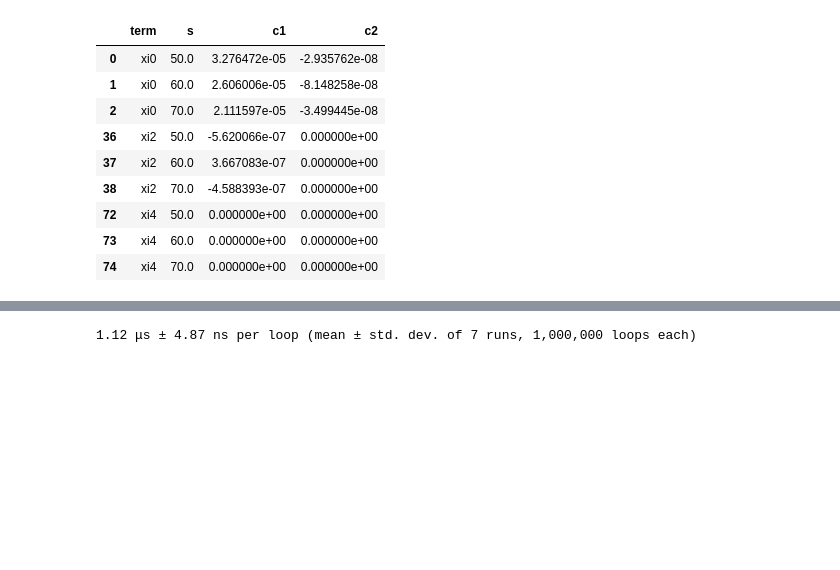
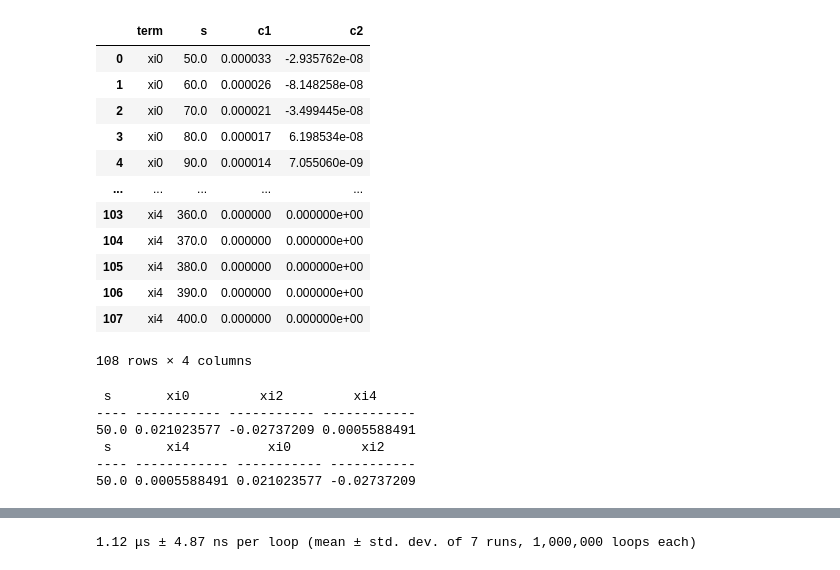
Before and after one commit to Hugh-Randall/MCMC_chain_code, a Jupyter notebook: scratch_work.ipynb, the cells around one changed output, grey strips where cells are left out. Drawn from its saved outputs; the diff is of its cells as text; code cells hidden in the pictures; blank space fills up the shorter version.

```diff
--- a/scratch_work.ipynb
+++ b/scratch_work.ipynb
@@ -14,18 +30,37 @@ import pandas as pd
 # %%
 df = pd.read_csv('./inputs/quadfits_LRG_FastPM_Y3_fnl.csv')
-df = df.iloc[[0,1,2,36,37,38,72,73,74]]
-df
+terms = ['xi0', 'xi2', 'xi4']
+temp = df.sort_values(by=['term','s'])
+# temp = df.sort_values(by='s')
+# temp = df.sort_values(by='term', key=lambda column: column.map(lambda e: terms.index(e)))
+temp
 # %% [output]
 |  | term | s | c1 | c2 |
-| 0 | xi0 | 50.0 | 3.276472e-05 | -2.935762e-08 |
-| 1 | xi0 | 60.0 | 2.606006e-05 | -8.148258e-08 |
-| 2 | xi0 | 70.0 | 2.111597e-05 | -3.499445e-08 |
-| 36 | xi2 | 50.0 | -5.620066e-07 | 0.000000e+00 |
-| 37 | xi2 | 60.0 | 3.667083e-07 | 0.000000e+00 |
-| 38 | xi2 | 70.0 | -4.588393e-07 | 0.000000e+00 |
-| 72 | xi4 | 50.0 | 0.000000e+00 | 0.000000e+00 |
-| 73 | xi4 | 60.0 | 0.000000e+00 | 0.000000e+00 |
-| 74 | xi4 | 70.0 | 0.000000e+00 | 0.000000e+00 |
+| 0 | xi0 | 50.0 | 0.000033 | -2.935762e-08 |
+| 1 | xi0 | 60.0 | 0.000026 | -8.148258e-08 |
+| 2 | xi0 | 70.0 | 0.000021 | -3.499445e-08 |
+| 3 | xi0 | 80.0 | 0.000017 | 6.198534e-08 |
+| 4 | xi0 | 90.0 | 0.000014 | 7.055060e-09 |
+| ... | ... | ... | ... | ... |
+| 103 | xi4 | 360.0 | 0.000000 | 0.000000e+00 |
+| 104 | xi4 | 370.0 | 0.000000 | 0.000000e+00 |
+| 105 | xi4 | 380.0 | 0.000000 | 0.000000e+00 |
+| 106 | xi4 | 390.0 | 0.000000 | 0.000000e+00 |
+| 107 | xi4 | 400.0 | 0.000000 | 0.000000e+00 |
+108 rows × 4 columns
+# %%
+tab = Table.read('./inputs/abacus_averaged_fiducial_wts_fixed.fits')
+print(tab[0])
+rev = tab[['s', 'xi4','xi0','xi2']]
+print(rev[0])
+rev.write('./inputs/abacus_averaged_fiducial_wts_fixed_reversed.fits', format='fits', overwrite=True)
+# %% [output]
+ s       xi0         xi2         xi4
+---- ----------- ----------- ------------
+50.0 0.021023577 -0.02737209 0.0005588491
+ s       xi4          xi0         xi2
+---- ------------ ----------- -----------
+50.0 0.0005588491 0.021023577 -0.02737209
 # %%
 mod = PNGmodel(fid_corr = './inputs/abacus_averaged_fiducial_wts_fixed.fits',
                math_model = Y1())
```
Also changed, not shown: parts of 10 cells of this notebook, 6 other files.
